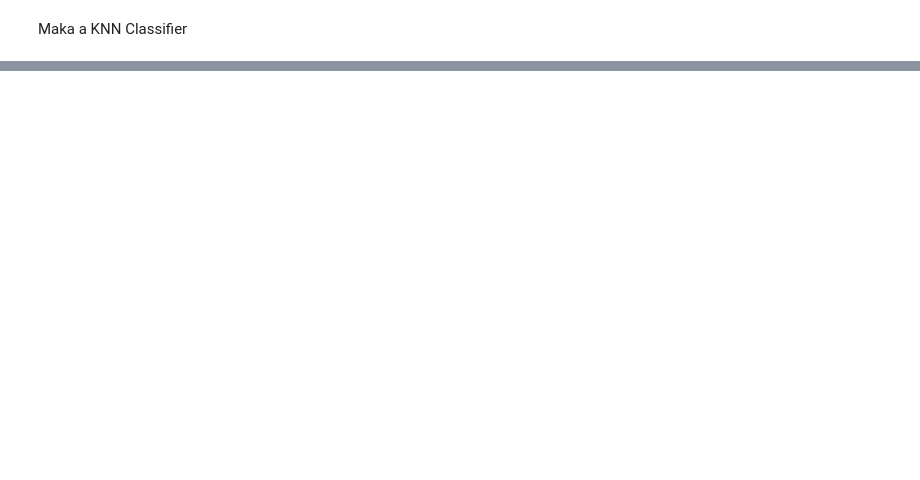
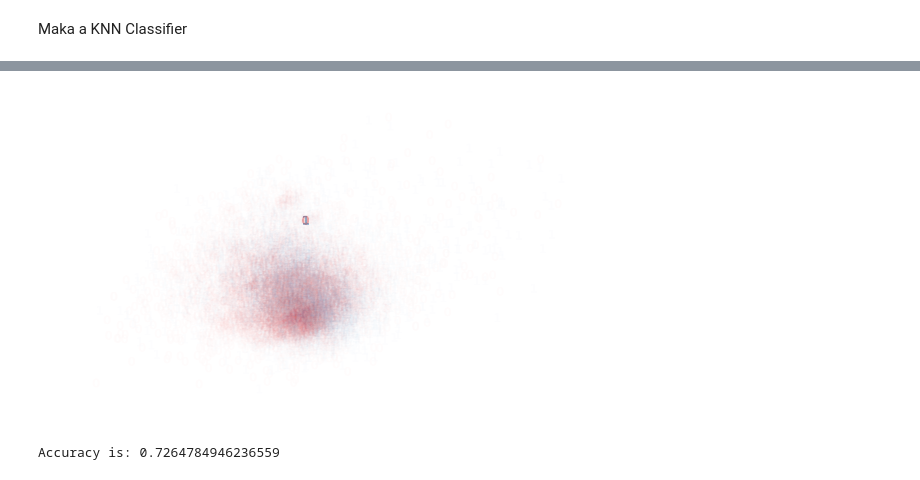
Before and after one commit to mhfisch/production-value, a Jupyter notebook: first_model.ipynb, the cells around one changed output, grey strips where cells are left out. Saved outputs shown, nothing was run; the diff lists cells and outputs as text; code cells hidden in the pictures; blank space fills up the shorter version.

```diff
--- a/first_model.ipynb
+++ b/first_model.ipynb
@@ -330,0 +371,23 @@ fig.show()
+# %%
+pca = PCA(n_components=2)
+X_pca_long = pca.fit_transform(X_train_centered_long)
+
+
+fig, ax = plt.subplots(figsize=(10, 6))
+plot_mnist_embedding(ax, X_pca_long, y_train_long, alpha = 0.01)
+# %% [output]
+[figure, added]
+# %%
+pca = PCA(n_components=12)
+X_test_centered_long = ss.transform(X_test_long)
+X_pca_long = pca.fit_transform(X_train_centered_long)
+X_test_pca_long = pca.transform(X_test_centered_long)
+
+
+knn.fit(X_pca_long, y_train_long)
+y_hat_long = knn.predict(X_test_pca_long)
+acc = knn.score(X_test_pca_long, y_test_long)
+
+print('Accuracy is: {}'.format(acc))
+# %% [output]
+Accuracy is: 0.7264784946236559
```
Also changed, not shown: parts of 21 cells of this notebook.
